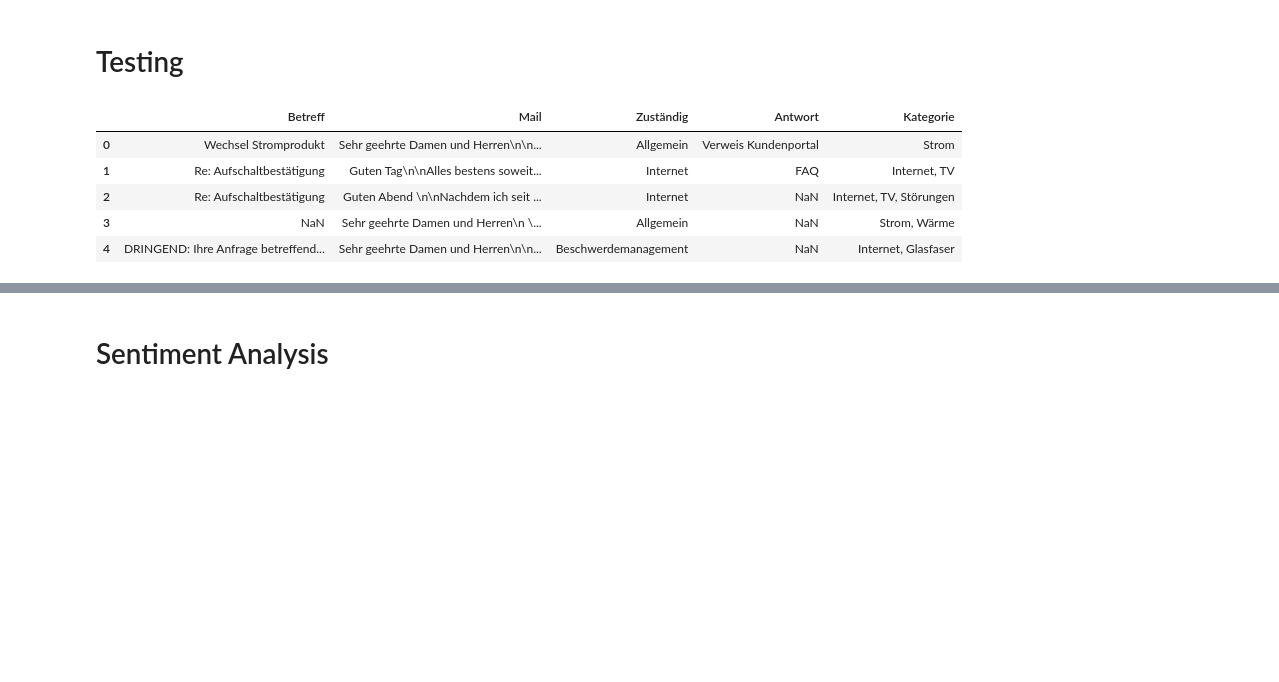
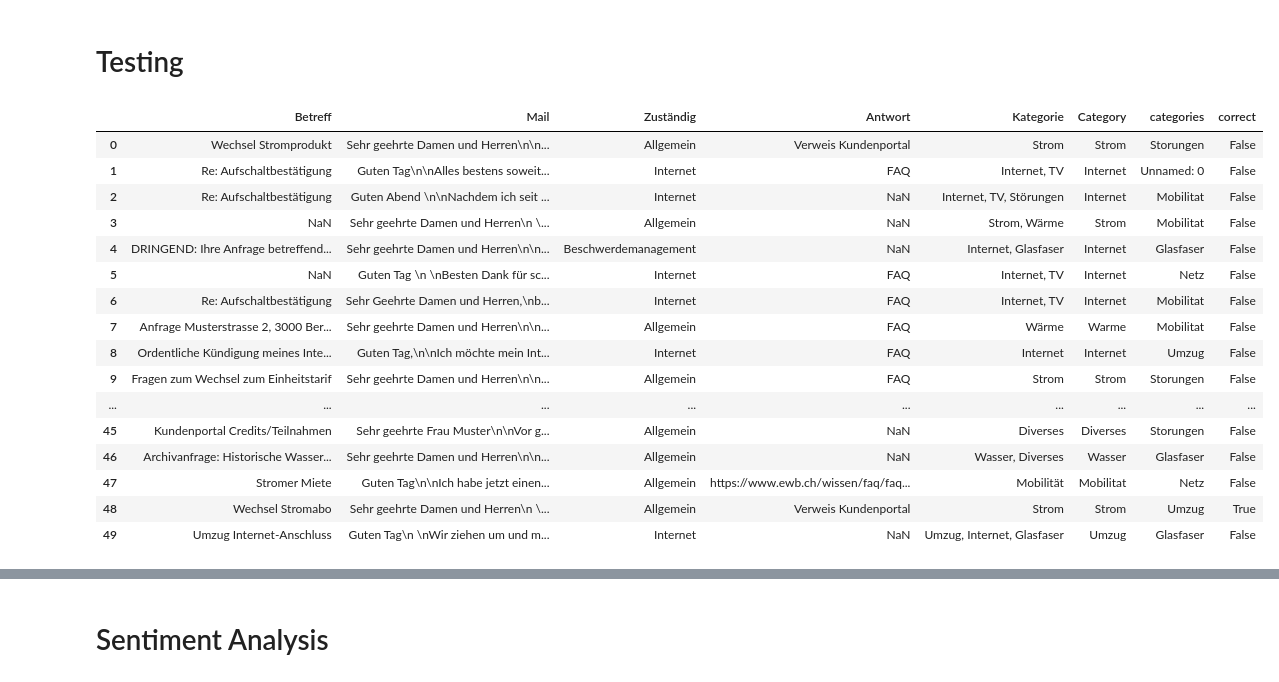
Before and after one commit to CariusLars/YBH2020, a Jupyter notebook: NLP/key_words.ipynb, the cells around one changed output, grey strips where cells are left out. Cells and saved outputs as stored; diff of their text form; code cells hidden in the pictures; blank space fills up the shorter version.

```diff
--- a/NLP/key_words.ipynb
+++ b/NLP/key_words.ipynb
@@ -249,13 +241,24 @@ category
 # %%
 df_email = pd.read_excel('../data/Mails.xlsx')
 # %%
-df_email.head()
+df_email.head(50)
 # %% [output]
-|  | Betreff | Mail | Zuständig | Antwort | Kategorie |
-| 0 | Wechsel Stromprodukt | Sehr geehrte Damen und Herren\n\n... | Allgemein | Verweis Kundenportal | Strom |
-| 1 | Re: Aufschaltbestätigung | Guten Tag\n\nAlles bestens soweit... | Internet | FAQ | Internet, TV |
-| 2 | Re: Aufschaltbestätigung | Guten Abend \n\nNachdem ich seit ... | Internet | NaN | Internet, TV, Störungen |
-| 3 | NaN | Sehr geehrte Damen und Herren\n \... | Allgemein | NaN | Strom, Wärme |
-| 4 | DRINGEND: Ihre Anfrage betreffend... | Sehr geehrte Damen und Herren\n\n... | Beschwerdemanagement | NaN | Internet, Glasfaser |
+|  | Betreff | Mail | Zuständig | Antwort | Kategorie | Category | categories | correct |
+| 0 | Wechsel Stromprodukt | Sehr geehrte Damen und Herren\n\n... | Allgemein | Verweis Kundenportal | Strom | Strom | Storungen | False |
+| 1 | Re: Aufschaltbestätigung | Guten Tag\n\nAlles bestens soweit... | Internet | FAQ | Internet, TV | Internet | Unnamed: 0 | False |
+| 2 | Re: Aufschaltbestätigung | Guten Abend \n\nNachdem ich seit ... | Internet | NaN | Internet, TV, Störungen | Internet | Mobilitat | False |
+| 3 | NaN | Sehr geehrte Damen und Herren\n \... | Allgemein | NaN | Strom, Wärme | Strom | Mobilitat | False |
+| 4 | DRINGEND: Ihre Anfrage betreffend... | Sehr geehrte Damen und Herren\n\n... | Beschwerdemanagement | NaN | Internet, Glasfaser | Internet | Glasfaser | False |
+| 5 | NaN | Guten Tag \n \nBesten Dank für sc... | Internet | FAQ | Internet, TV | Internet | Netz | False |
+| 6 | Re: Aufschaltbestätigung | Sehr Geehrte Damen und Herren,\nb... | Internet | FAQ | Internet, TV | Internet | Mobilitat | False |
+| 7 | Anfrage Musterstrasse 2, 3000 Ber... | Sehr geehrte Damen und Herren\n\n... | Allgemein | FAQ | Wärme | Warme | Mobilitat | False |
+| 8 | Ordentliche Kündigung meines Inte... | Guten Tag,\n\nIch möchte mein Int... | Internet | FAQ | Internet | Internet | Umzug | False |
+| 9 | Fragen zum Wechsel zum Einheitstarif | Sehr geehrte Damen und Herren\n\n... | Allgemein | FAQ | Strom | Strom | Storungen | False |
+| ... | ... | ... | ... | ... | ... | ... | ... | ... |
+| 45 | Kundenportal Credits/Teilnahmen | Sehr geehrte Frau Muster\n\nVor g... | Allgemein | NaN | Diverses | Diverses | Storungen | False |
+| 46 | Archivanfrage: Historische Wasser... | Sehr geehrte Damen und Herren\n\n... | Allgemein | NaN | Wasser, Diverses | Wasser | Glasfaser | False |
+| 47 | Stromer Miete | Guten Tag\n\nIch habe jetzt einen... | Allgemein | https://www.ewb.ch/wissen/faq/faq... | Mobilität | Mobilitat | Netz | False |
+| 48 | Wechsel Stromabo | Sehr geehrte Damen und Herren\n \... | Allgemein | Verweis Kundenportal | Strom | Strom | Umzug | True |
+| 49 | Umzug Internet-Anschluss | Guten Tag\n \nWir ziehen um und m... | Internet | NaN | Umzug, Internet, Glasfaser | Umzug | Glasfaser | False |
 # %%
 categories, scores = get_multiple(df_email['Mail'])
```
Also changed, not shown: parts of 21 cells of this notebook, 1 other file.
